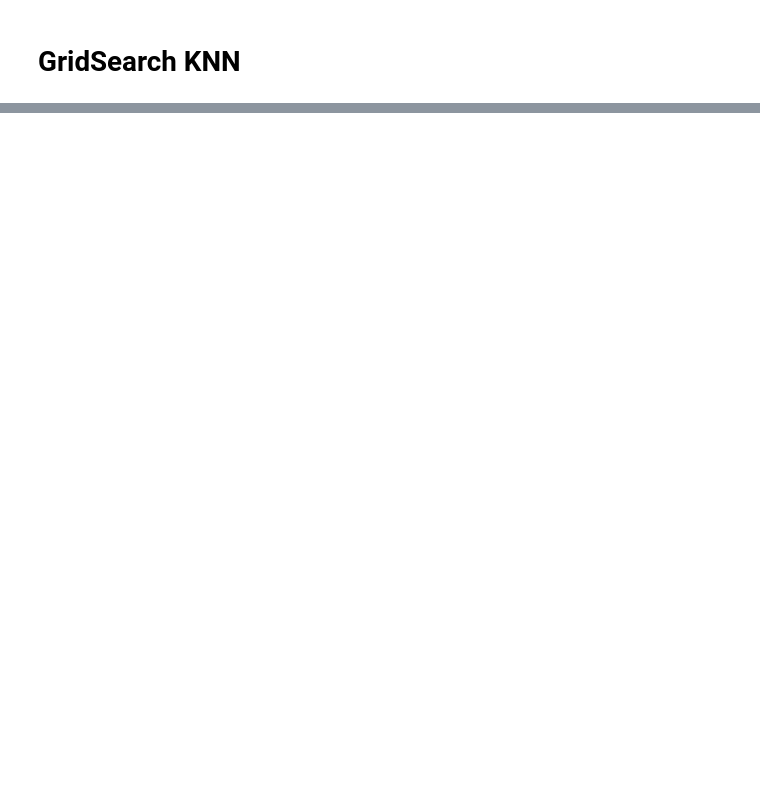
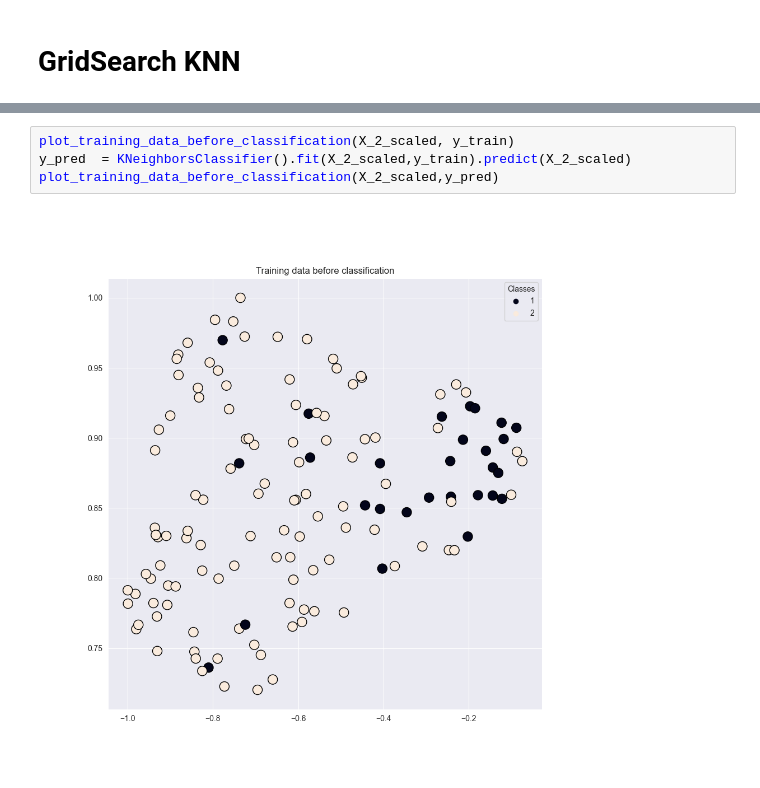
Before and after one commit to FuseII/intelligent_systems, a Jupyter notebook: lab_5_6/SVM.ipynb, the cells around one changed output, grey strips where cells are left out. Saved outputs shown, nothing was run; the diff lists cells and outputs as text; blank space fills up the shorter version.

```diff
--- a/lab_5_6/SVM.ipynb
+++ b/lab_5_6/SVM.ipynb
@@ -435,0 +472,6 @@ weighted avg       0.86      0.82      0.78        39
+# %%
+plot_training_data_before_classification(X_2_scaled, y_train)
+y_pred  = KNeighborsClassifier().fit(X_2_scaled,y_train).predict(X_2_scaled)
+plot_training_data_before_classification(X_2_scaled,y_pred)
+# %% [output]
+[figure, added]
```
Also changed, not shown: parts of 25 cells of this notebook, 3 other files.
